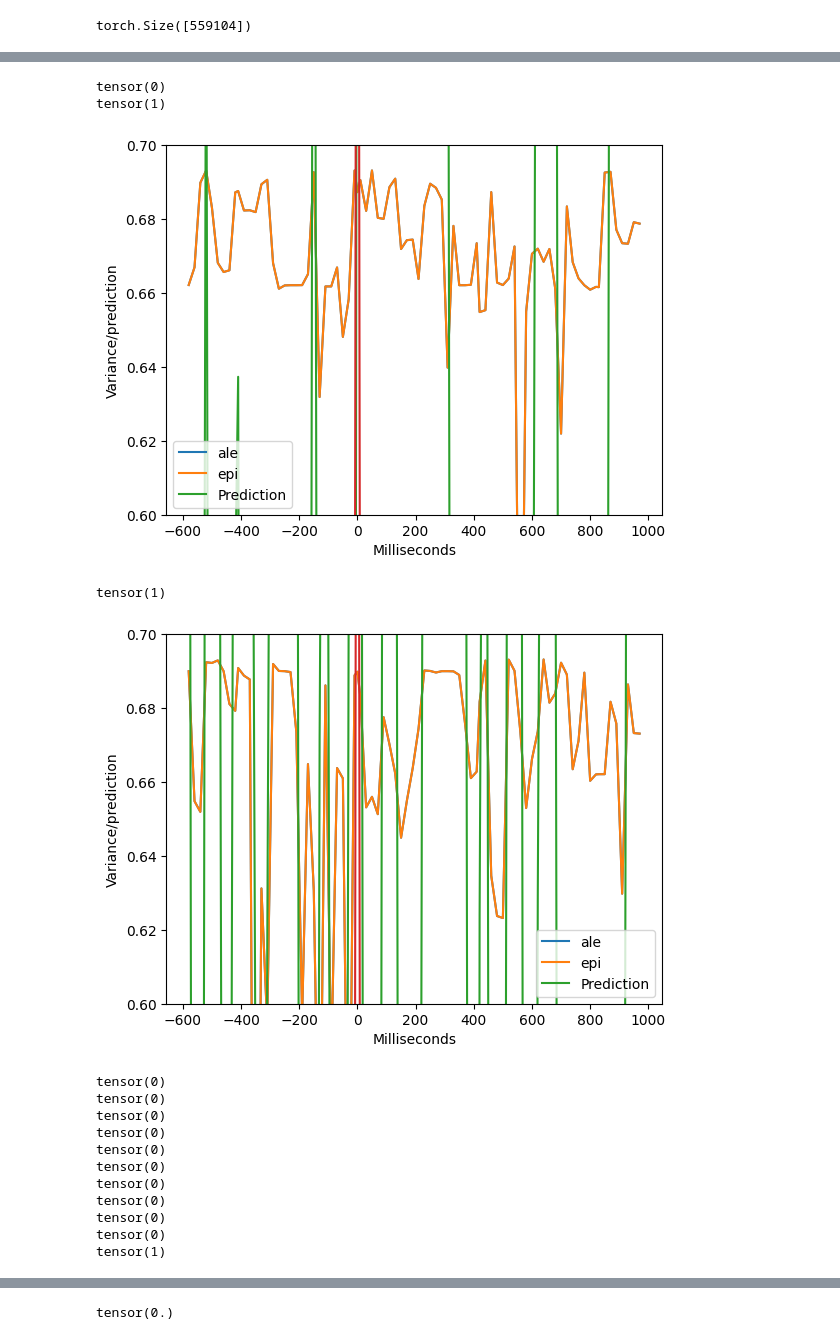
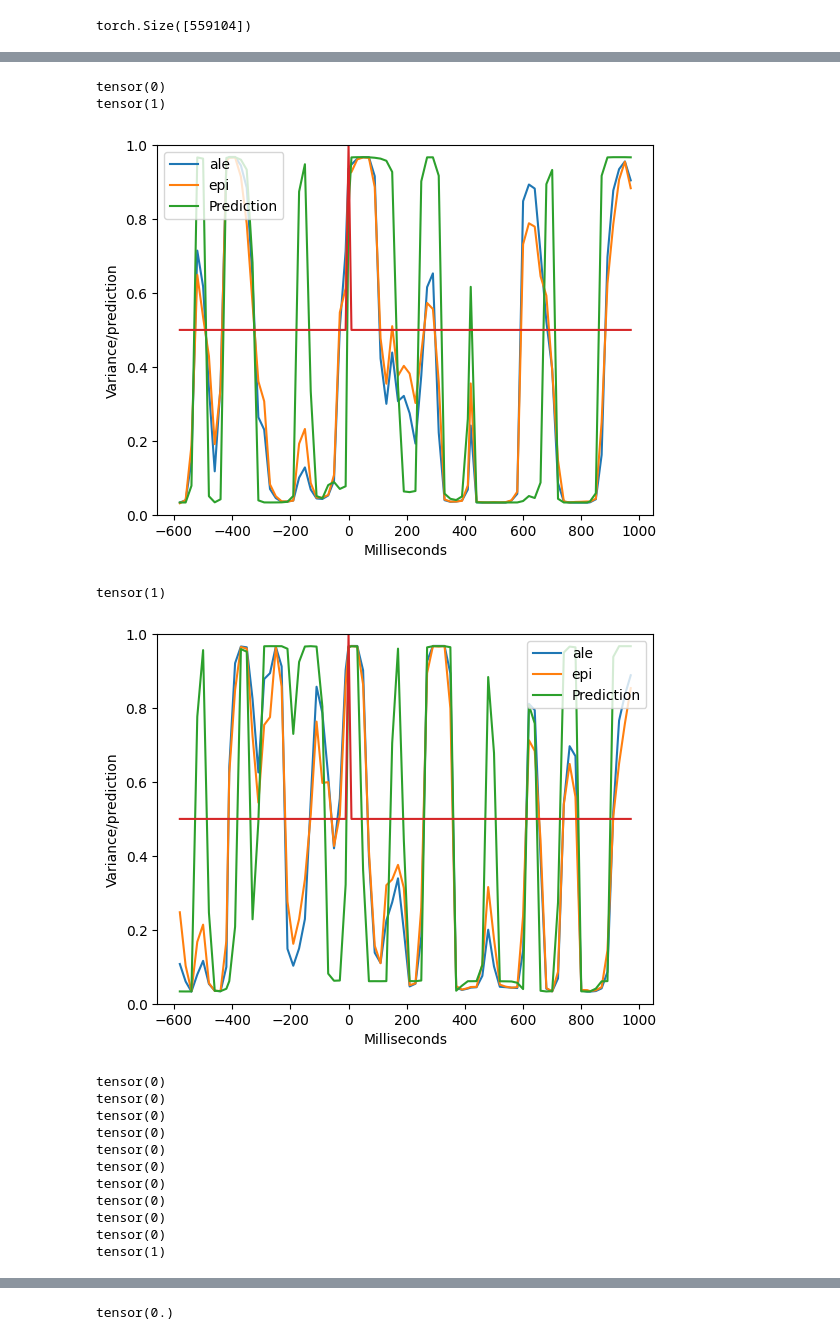
Before and after one commit to ivopascal/Error-perception-classification-in-BCI-using-CNN_private, a Jupyter notebook: Metrics_analysis.ipynb, the cells around one changed output, grey strips where cells are left out. Cells and saved outputs as stored; diff of their text form; code cells hidden in the pictures.

```diff
--- a/Metrics_analysis.ipynb
+++ b/Metrics_analysis.ipynb
@@ -185,8 +185,18 @@ test_metrics_path_continuous = "BCI_root/Results/metrics_EEGNet_Disentangling_co
 undersampling_interval = 10
 
 
-test_metrics_path_continuous = "BCI_root/Results/metrics_Ensemble_Disentangling_continuous_[2023-01-05,14:44].pkl"
+
+# The predictions for the following ensembles are actually the predicitons of a single model, so they should deviate/be worse than the whole ensemble performs!
+test_metrics_path_continuous = "BCI_root/Results/metrics_Ensemble_Disentangling_continuous_[2023-01-06,10:17].pkl"
 undersampling_interval = 10
+
+
+test_metrics_path_continuous = "BCI_root/Results/metrics_Ensemble_Disentangling_Large_Connection_continuous_[2023-01-06,11:38].pkl"
+undersampling_interval = 10
+
+test_metrics_path_continuous = "BCI_root/Results/metrics_Ensemble_Disentangling_Large_Connection_softmax_uncertainties_continuous_[2023-01-06,12:38].pkl"
+# here the uncertainties are NOT Shannon Entropy, they are simply p(y) (effectively foregoing the entropy function)
+undersampling_interval = 10
 # %%
 from src.data.util import open_file_pickle
 import torch
@@ -590,7 +600,7 @@ for event_index in range(50):
     plt.legend()
     # plt.vlines([-50, 0, 50], ymin=0, ymax=1, color=[color])
     plt.plot(x, y_true_id[event_indices[0][event_index] + lower_window: event_indices[0][event_index] + upper_window], label="Truth")
-    plt.ylim(0.6, 0.7)
+    plt.ylim(0, 1)
 
     plt.show()
 # %% [output]
@@ -617,8 +627,8 @@ tensor(1)
 tensor(0)
 tensor(1)
-[figure, old version]
+[figure, new version]
 tensor(1)
-[figure, old version]
+[figure, new version]
 tensor(0)
 tensor(0)
 tensor(0)
```
Also changed, not shown: parts of 9 cells of this notebook, 3 other files.
